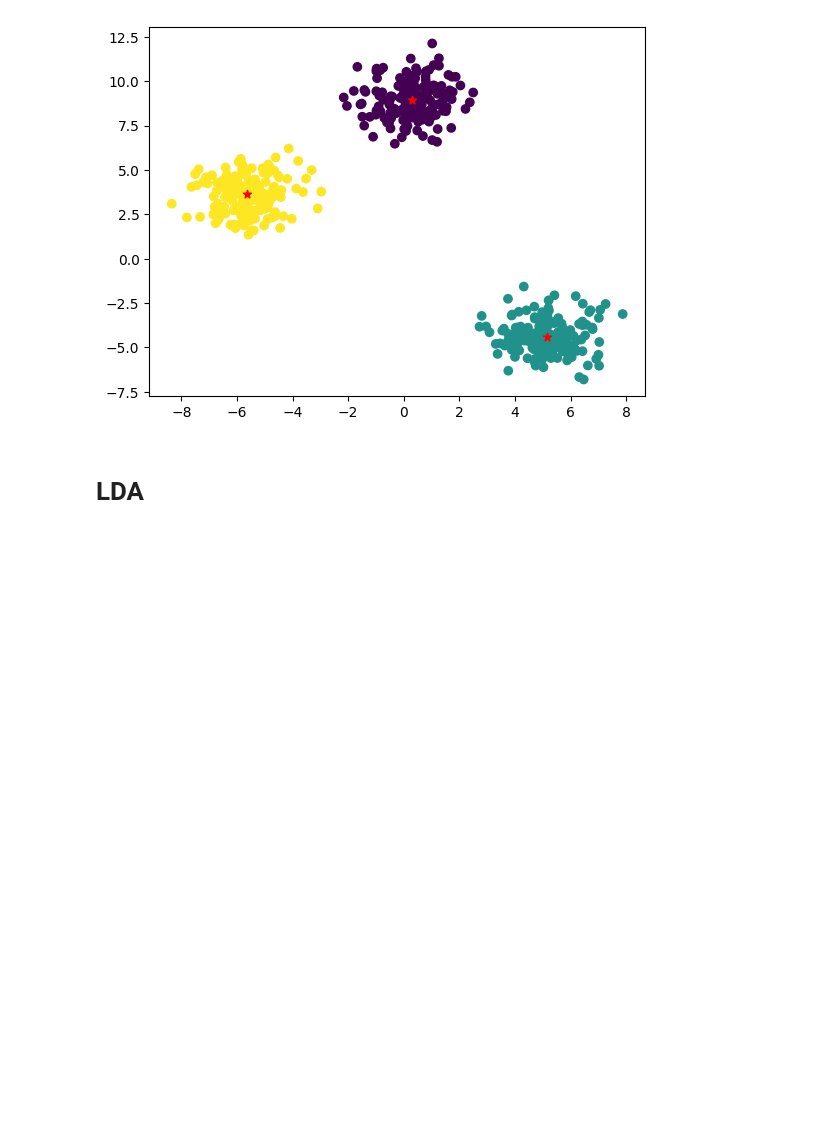
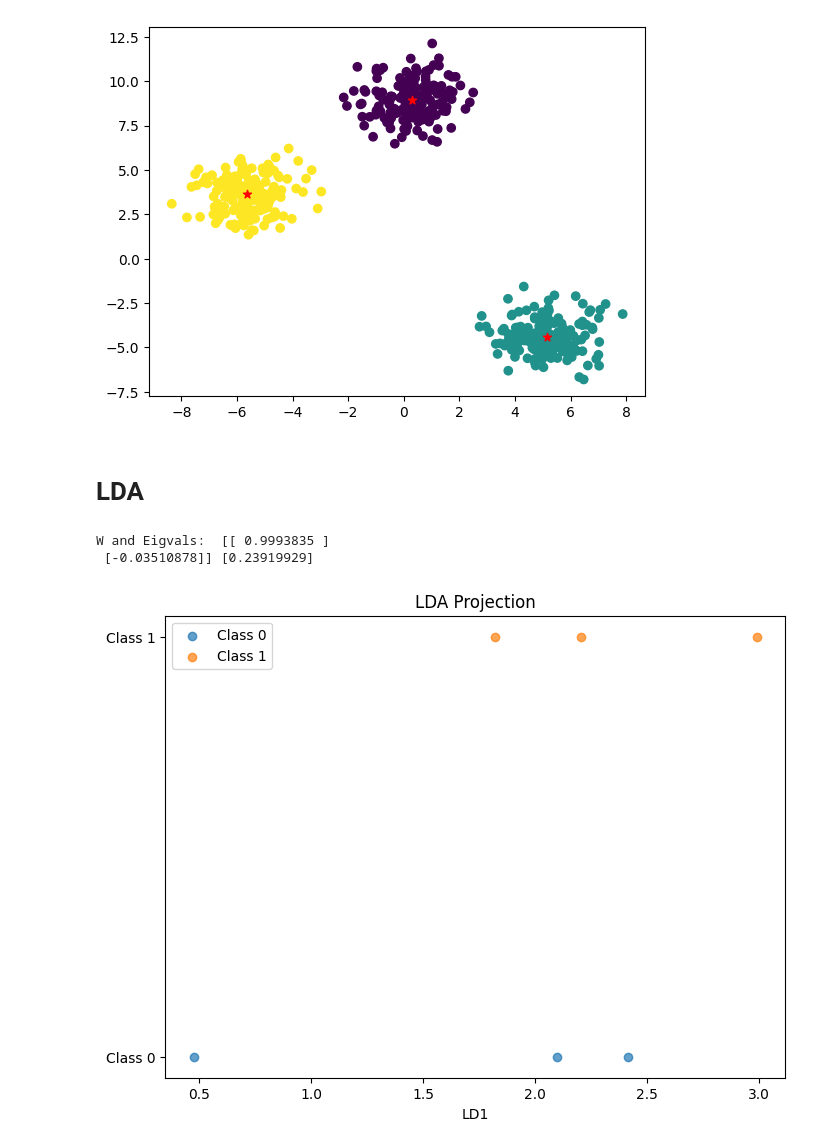
Before and after one commit to Aayush0966/machine-learning, a Jupyter notebook: LinearModels.ipynb, the cells around one changed output. Saved outputs shown, nothing was run; the diff lists cells and outputs as text; code cells hidden in the pictures; blank space fills up the shorter version.

```diff
--- a/LinearModels.ipynb
+++ b/LinearModels.ipynb
@@ -851,3 +851,38 @@ plt.show()
 [figure]
 # %% [markdown]
 # LDA
+# %%
+from MyModels import LDA
+X = np.array([
+    [2.5, 2.4],
+    [0.5, 0.7],
+    [2.2, 2.9],
+    [1.9, 2.2],
+    [3.1, 3.0],
+    [2.3, 2.7]
+])
+
+y = np.array([0, 0, 0, 1, 1, 1])
+model = LDA()
+model.fit(X, y)
+eigvals = model.eigenvalues
+W = model.W
+print("W and Eigvals: ", W, eigvals)
+# %% [output]
+W and Eigvals:  [[ 0.9993835 ]
+ [-0.03510878]] [0.23919929]
+# %%
+import matplotlib.pyplot as plt
+
+X_lda = X.dot(W)
+
+plt.figure(figsize=(8, 6))
+plt.scatter(X_lda[y == 0], np.zeros_like(X_lda[y == 0]), label='Class 0', alpha=0.7)
+plt.scatter(X_lda[y == 1], np.ones_like(X_lda[y == 1]), label='Class 1', alpha=0.7)
+plt.title("LDA Projection")
+plt.xlabel("LD1")
+plt.yticks([0, 1], ['Class 0', 'Class 1'])
+plt.legend()
+plt.show()
+# %% [output]
+[figure, added]
```
Also changed, not shown: parts of 2 cells of this notebook, 1 other file.
